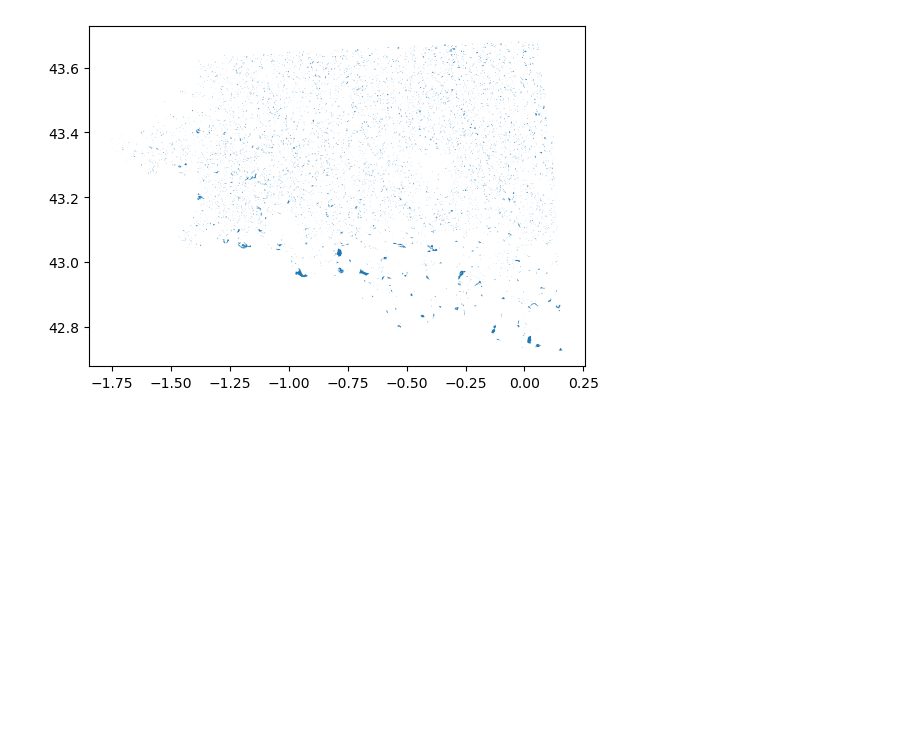
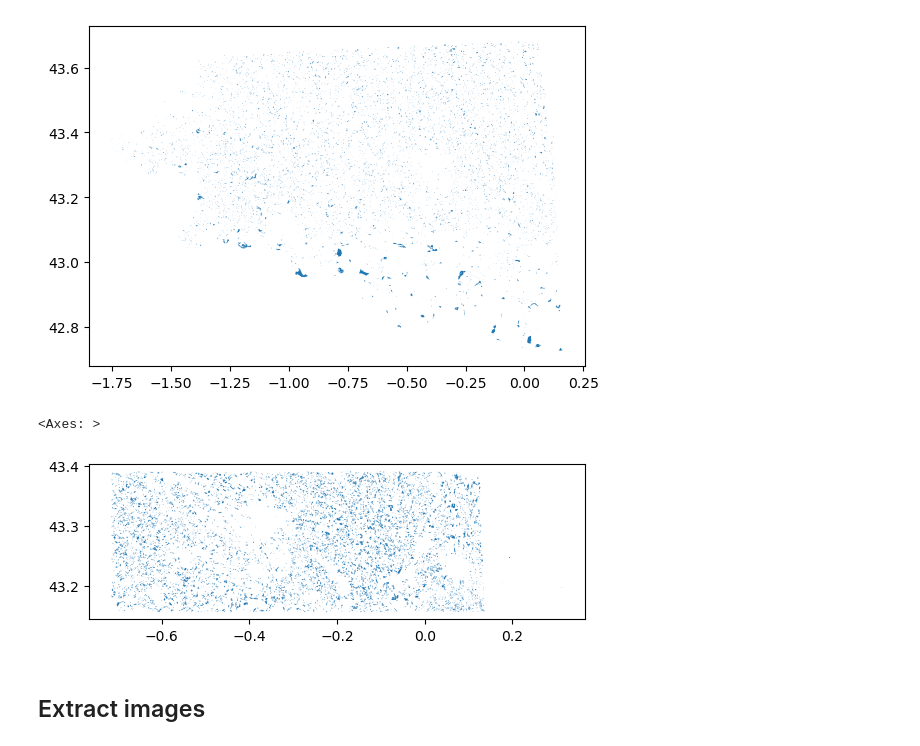
Before and after one commit to kerner-lab/slice, a Jupyter notebook: data/data.ipynb, the cells around one changed output. Cells and saved outputs as stored; diff of their text form; code cells hidden in the pictures; blank space fills up the shorter version.

```diff
--- a/data/data.ipynb
+++ b/data/data.ipynb
@@ -20,14 +26,10 @@ points = data.sample(10000)
 # %%
-# Choice 2: Select points from an ROI that has diverse plots
-# Randomly select 10000 points from data
-# and save them to data/france/points.gpkg
-
 # ROI of sampled points precise repetability
 roi = Polygon([
-    [-3.3392513570870492, 48.867280659940796],
-    [0.34560151015968726, 48.867280659940796],
-    [0.34560151015968726, 42.691920066961416],
-    [-3.3392513570870492, 42.691920066961416]
+            [-0.7155534667066932, 43.39057963239615],
+            [-0.7155534667066932, 43.156608691390645],
+            [0.34359722909410806, 43.156608691390645],
+            [0.34359722909410806, 43.39057963239615]
 ])
 
 data = data[data.within(roi)]
@@ -45,3 +49,10 @@ sampled.plot()
 # %% [output]
 <Axes: >
 [figure]
+# %%
+sampled.plot()
+# %% [output]
+<Axes: >
+[figure, added]
+# %% [markdown]
+## Extract images
```
Also changed, not shown: parts of 9 cells of this notebook, 9 other files.
